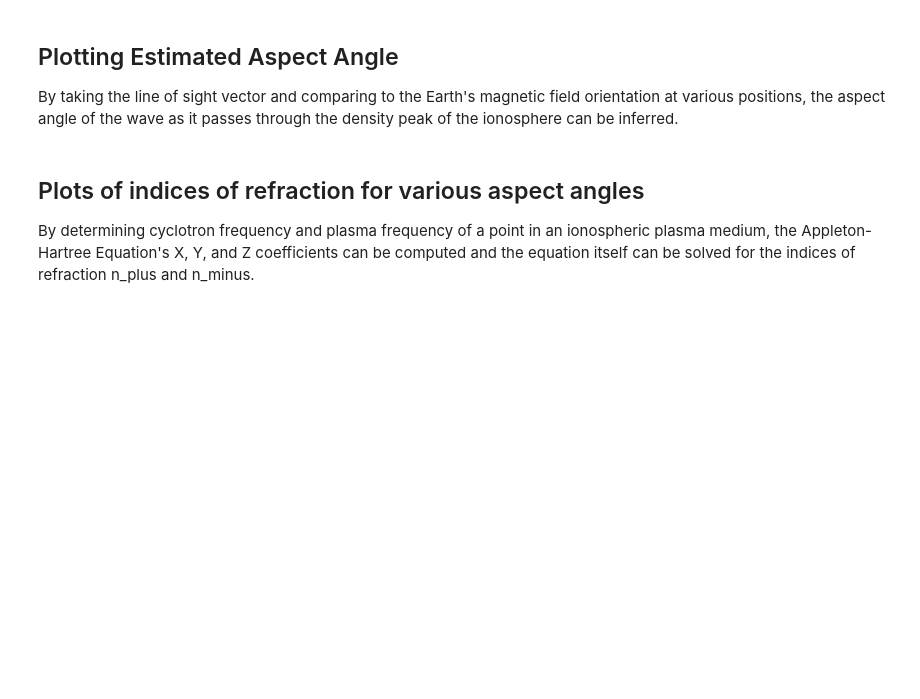
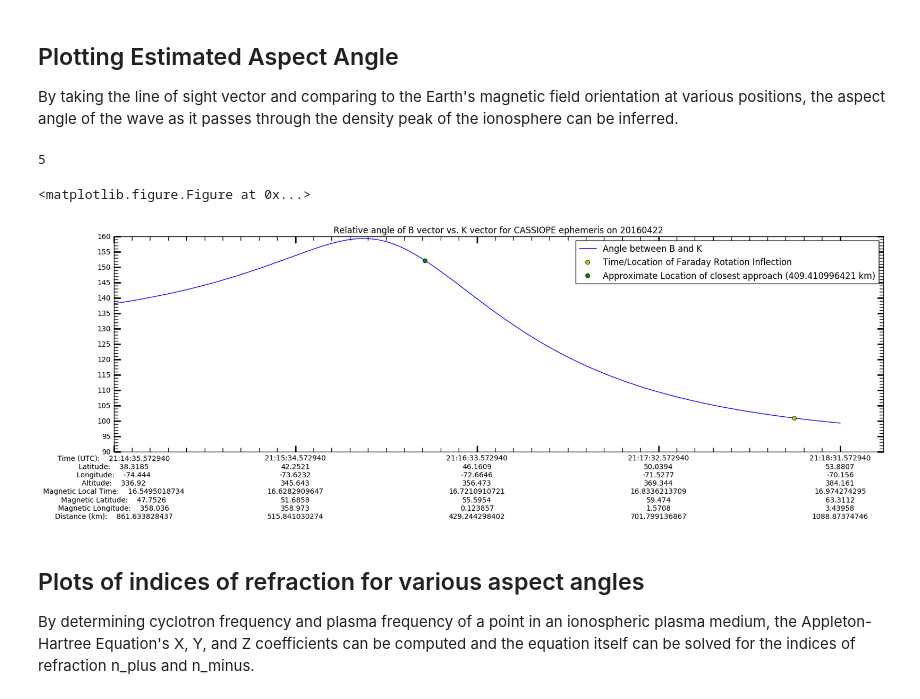
Before and after one commit to dfairbairn/rriephtk, a Jupyter notebook: OttawaPlots.ipynb, the cells around one changed output. Cells and saved outputs as stored; diff of their text form; code cells hidden in the pictures; blank space fills up the shorter version.

```diff
--- a/OttawaPlots.ipynb
+++ b/OttawaPlots.ipynb
@@ -539,7 +621,7 @@ plot_kvec("20160418")
 ## Plotting Estimated Aspect Angle
 By taking the line of sight vector and comparing to the Earth's magnetic field orientation at various positions, the aspect angle of the wave as it passes through the density peak of the ionosphere can be inferred.
 # %%
-def plot_kb_angle(date_string):
+def plot_kb_angle(date_string,save_plots=False):
     """
     Take date_string as input, produce kb-angle as output
 
@@ -548,6 +630,7 @@ def plot_kb_angle(date_string):
 
     *** RETURNS ***
     - (just plots)
+
 
     """
     fname,index_reversal = get_ottawa_data(date_string)
@@ -575,38 +658,57 @@ def plot_kb_angle(date_string):
     for i in range(num_ticks-1):
         alt_t = alts[tick_sep*(i+1)]
         lon_t = lons[tick_sep*(i+1)]
         lat_t = lats[tick_sep*(i+1)]
         mlon_t = mlons[tick_sep*(i+1)]
         mlat_t = mlats[tick_sep*(i+1)]
         dt_t  = times[tick_sep*(i+1)]
         mlt_t = mlts[tick_sep*(i+1)]
         dist_t = dists[tick_sep*(i+1)]
         my_xticks.append(str(dt_t.time())+"\n"+str(lat_t)+"\n"+str(lon_t)+"\n"+str(alt_t)+\
                 "\n"+str(mlt_t)+"\n"+str(mlat_t)+"\n"+str(mlon_t)+"\n"+str(dist_t))
 
     indices = range(angles.__len__())
     tick_indices = [i*tick_sep for i in range(num_ticks)]
 
     # Formatting adjustment so as to make room for the lengthy Ephemeris info
     fig = plt.figure(figsize=(20.5, 6))
     ax = plt.subplot(111,aspect = 'equal')
     plt.subplots_adjust(bottom=0.2)
 
 
     plt.plot(indices,angles,label="Angle between B and K")
     delta = int(max(angles) - min(angles))
     offs = min(angles)
-    plt.plot((index_reversal)*np.ones(delta),offs+np.array(range(delta)),'y',label="Time/Location of Faraday Rotation Inflection")
-    plt.plot((indx_closest)*np.ones(delta),offs+np.array(range(delta)),'g',label="Approximate Location of closest approach (" + str(dists[indx_closest]) + " km)")
+    plt.plot(index_reversal,angles[index_reversal],'yo',label="Time/Location of Faraday Rotation Inflection")
+    plt.plot(indx_closest,angles[indx_closest],'go',label="Approximate Location of closest approach (" + str(dists[indx_closest]) + " km)")
     plt.title("Relative angle of B vector vs. K vector for CASSIOPE ephemeris on " + str(date_string))
     #plt.xlabel('Time elapsed during pass (seconds)')
     plt.xticks(tick_indices, my_xticks)
-    plt.legend()
-    plt.show()
 
-plot_kb_angle("20160418")
+    # Minor ticks
+    small_xticks = np.arange(0,len(indices),(tick_sep/10.))
+    print len(tick_indices)
+    ax.set_xticks(small_xticks, minor = True)
+    ax.tick_params(which='minor',length=6,width=1)
+    ax.tick_params(which='major',length=9,width=2)
+    import matplotlib.ticker as ticker
+    ax.yaxis.set_major_locator(ticker.MultipleLocator(5))
+    ax.yaxis.set_minor_locator(ticker.MultipleLocator(1))
+
+    plt.legend(numpoints=1)
+    if save_plots==False:
+        plt.show()
+    else:
+        plt.savefig("aspect_angle_"+str(date_string)+".png")
+
+plt.figure(figsize=(12,8))
+plot_kb_angle("20160422",save_plots=False)
 #fig = plt.gcf()
 #fig.set_size_inches(20.5, 6,forward=True)
+# %% [output]
+5
+<matplotlib.figure.Figure at 0x...>
+[figure, added]
 # %% [markdown]
 ## Plots of indices of refraction for various aspect angles
 By determining cyclotron frequency and plasma frequency of a point in an ionospheric plasma medium, the Appleton-Hartree Equation's X, Y, and Z coefficients can be computed and the equation itself can be solved for the indices of refraction n_plus and n_minus.
```
Also changed, not shown: parts of 8 cells of this notebook, 4 other files.
